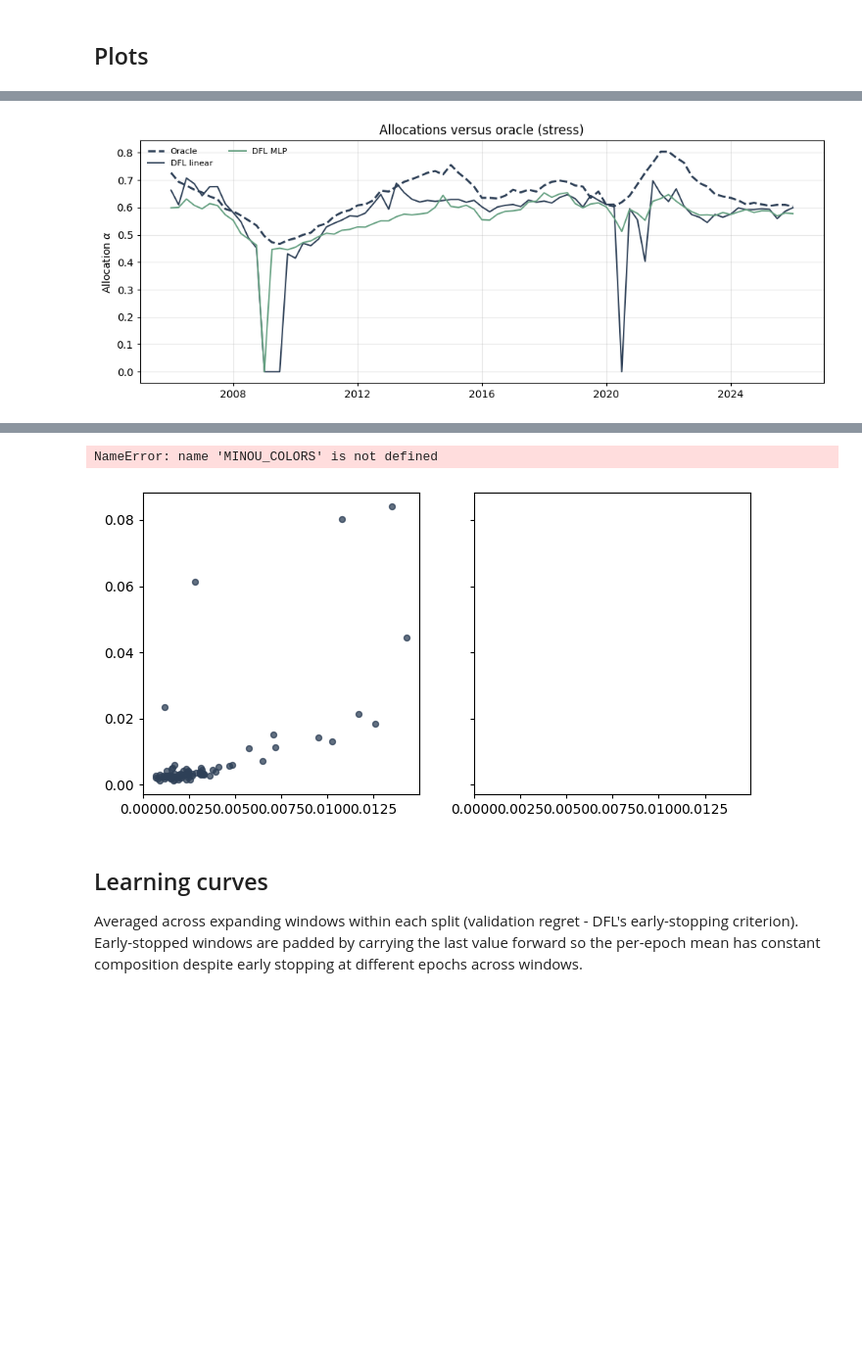
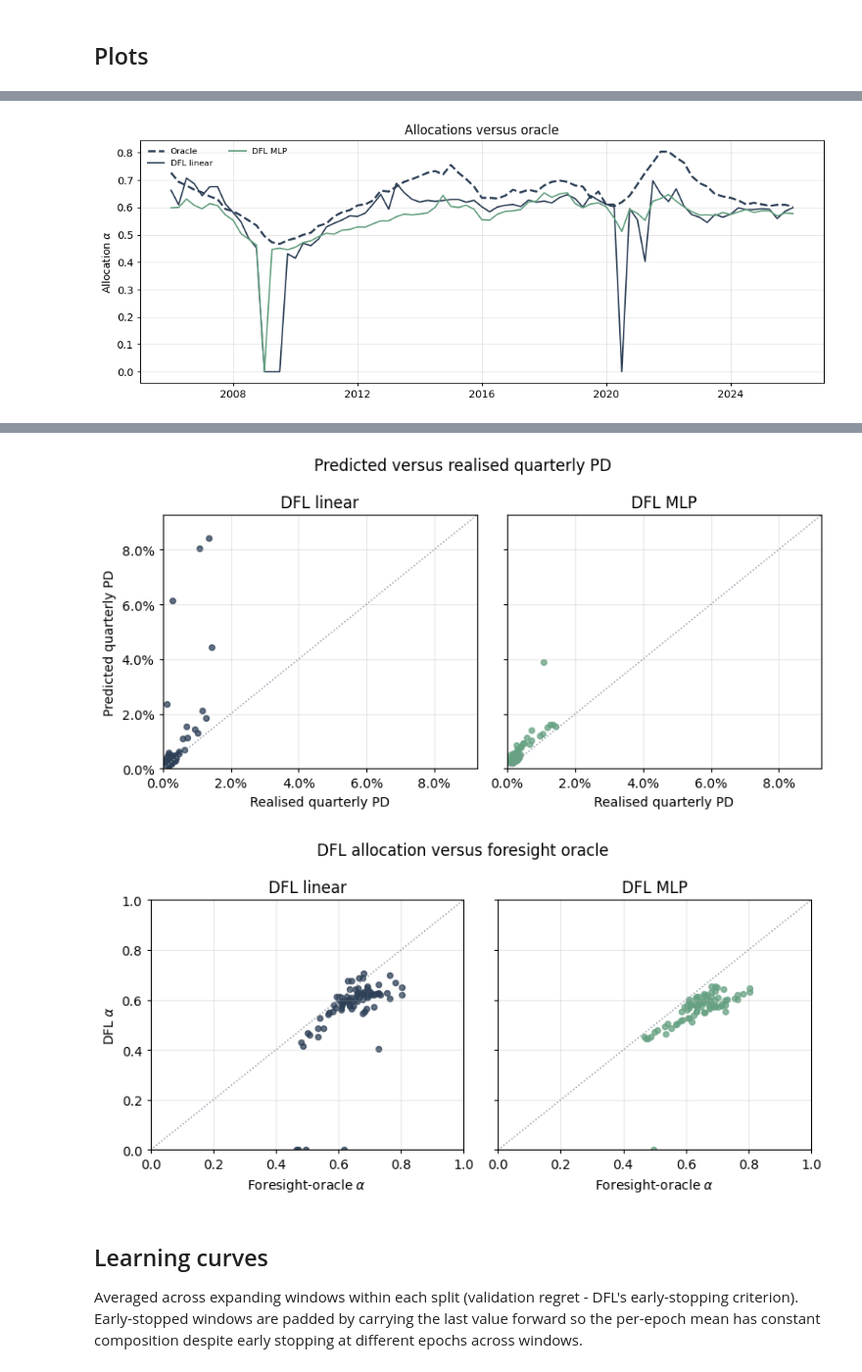
Before and after one commit to okeeffe-hannah/Decision_Focused_Learning_for_Capital_Allocation, a Jupyter notebook: dfl_for_capital_allocation/empirical/notebooks/04_dfl_empirical.ipynb, the cells around one changed output, grey strips where cells are left out. Shown at 98% size. Drawn from its saved outputs; the diff is of its cells as text; code cells hidden in the pictures; blank space fills up the shorter version.

```diff
--- a/dfl_for_capital_allocation/empirical/notebooks/04_dfl_empirical.ipynb
+++ b/dfl_for_capital_allocation/empirical/notebooks/04_dfl_empirical.ipynb
@@ -71,8 +71,8 @@ PD_A_CLIP_HIGH = 0.99
 ALPHA_BOUNDS = (float(CONST["alpha_bounds_min"]), float(CONST["alpha_bounds_max"]))
 ALPHA_OPT_XATOL = float(CONST["alpha_opt_xatol"])
 
-SPLIT_NAME = "stress"
-SPLIT_CFG = {"first_test_date": "2006-01-01"}
+# Expanding-window evaluation
+FIRST_TEST_DATE = "2006-01-01"
 
 from empirical.common import model_config as empirical_mcfg
 DFL_SEEDS = empirical_mcfg.ENSEMBLE_SEEDS
@@ -447,18 +424,17 @@ summary_cols = (["c_annual_raw", "c_q_lag1", "c_q_realised", "pd_q_realised"]
                 + ["k_irb_realised"] + [f"k_irb_hat_{m}" for m in MODEL_ORDER]
                 + ["alpha_oracle"] + [f"alpha_hat_{m}" for m in MODEL_ORDER]
                 + [f"regret_{m}" for m in MODEL_ORDER])
-for split_name, res in [(SPLIT_NAME, results_by_split[SPLIT_NAME])]:
-    print(f"=== {split_name} split summary ===")
-    display(describe_columns(res, summary_cols))
+print("=== Evaluation summary ===")
+display(describe_columns(results, summary_cols))
 
-shortfall_summary = pred_long.groupby(["split", "model"])[["shortfall_realised_at_hat", "shortfall_predicted_at_hat"]].agg(
+shortfall_summary = pred_long.groupby(["model"])[["shortfall_realised_at_hat", "shortfall_predicted_at_hat"]].agg(
     ["mean", "max", lambda s: float((s > 1e-12).mean())])
 shortfall_summary = shortfall_summary.rename(columns={"<lambda_0>": "bind_share"})
 print(f"Decision constants: LEVERAGE={LEVERAGE}, Y_BAR={Y_BAR}, LAMBDA={LAMBDA}")
 display(shortfall_summary)
 
-dfl_std_desc = pred_long[pred_long["model"] == "dfl_mlp"].groupby("split")["pd_q_hat_std"].describe()
-print("Cross-seed std of DFL MLP ensemble PD predictions (per split):")
+dfl_std_desc = pred_long[pred_long["model"] == "dfl_mlp"]["pd_q_hat_std"].describe()
+print("Cross-seed std of DFL MLP ensemble PD predictions:")
 display(dfl_std_desc)
 # %% [output]
 IRB check passed: k_irb_from_annual_pd is called on annualised PD columns only.
@@ -521,7 +503,7 @@ def _model_lines(ax, plot_df, col_prefix, suffix="", models=None):
                 lw=MODEL_LW[m], label=f"{MODEL_LABELS[m]}{suffix}")
 
 
-def plot_split(res, split_name):
+def plot_results(res):
     fig_dir = FIGURES_DIR
     fig_dir.mkdir(parents=True, exist_ok=True)
     plot_df = res.sort_values("date").copy()
@@ -531,7 +513,7 @@ def plot_split(res, split_name):
     fig, ax = plt.subplots(figsize=(10, 4))
     ax.plot(plot_df["date"], plot_df["pd_q_realised"], color=REAL_COLOR, lw=2, ls="--", label="Realised quarterly PD")
     _model_lines(ax, plot_df, "pd_q_hat", " predicted")
-    ax.set_ylabel("Quarterly PD"); ax.set_title(f"Quarterly PD predictions ({split_name})")
+    ax.set_ylabel("Quarterly PD"); ax.set_title("Quarterly PD predictions")
     ax.yaxis.set_major_formatter(mticker.PercentFormatter(1.0))
     format_date_axis(ax, year_step); ax.legend(frameon=False); plt.tight_layout()
     plt.savefig(fig_dir / "quarterly_pd_predictions.png", dpi=200, bbox_inches="tight"); plt.show()
@@ -540,7 +522,7 @@ def plot_split(res, split_name):
     fig, ax = plt.subplots(figsize=(10, 4))
     ax.plot(plot_df["date"], plot_df["c_q_realised"], color=REAL_COLOR, lw=2, ls="--", label="Realised quarterly charge-off")
     _model_lines(ax, plot_df, "c_q_hat", " implied")
-    ax.set_ylabel("Quarterly charge-off"); ax.set_title(f"Realised and implied quarterly charge-offs ({split_name})")
+    ax.set_ylabel("Quarterly charge-off"); ax.set_title("Realised and implied quarterly charge-offs")
     ax.yaxis.set_major_formatter(mticker.PercentFormatter(1.0))
     format_date_axis(ax, year_step); ax.legend(frameon=False); plt.tight_layout()
     plt.savefig(fig_dir / "quarterly_chargeoff_predictions.png", dpi=200, bbox_inches="tight"); plt.show()
@@ -549,7 +531,7 @@ def plot_split(res, split_name):
     fig, ax = plt.subplots(figsize=(10, 4))
     ax.plot(plot_df["date"], plot_df["pd_a_realised"], color=REAL_COLOR, lw=2, ls="--", label="Realised annualised PD")
     _model_lines(ax, plot_df, "pd_a_hat", " annualised")
-    ax.set_ylabel("Annualised PD"); ax.set_title(f"Annualised PD used for Basel IRB ({split_name})")
+    ax.set_ylabel("Annualised PD"); ax.set_title("Annualised PD used for Basel IRB")
     ax.yaxis.set_major_formatter(mticker.PercentFormatter(1.0))
     format_date_axis(ax, year_step); ax.legend(frameon=False); plt.tight_layout()
     plt.savefig(fig_dir / "annualised_pd_irb.png", dpi=200, bbox_inches="tight"); plt.show()
@@ -558,7 +540,7 @@ def plot_split(res, split_name):
     fig, ax = plt.subplots(figsize=(10, 4))
     ax.plot(plot_df["date"], plot_df["k_irb_realised"], color=REAL_COLOR, lw=2, ls="--", label="Realised K_IRB")
     _model_lines(ax, plot_df, "k_irb_hat", " K_IRB")
-    ax.set_ylabel("K_IRB"); ax.set_title(f"Basel IRB capital requirement ({split_name})")
+    ax.set_ylabel("K_IRB"); ax.set_title("Basel IRB capital requirement")
     ax.yaxis.set_major_formatter(mticker.PercentFormatter(1.0))
     format_date_axis(ax, year_step); ax.legend(frameon=False); plt.tight_layout()
     plt.savefig(fig_dir / "irb_capital_requirement.png", dpi=200, bbox_inches="tight"); plt.show()
@@ -567,7 +549,7 @@ def plot_split(res, split_name):
     fig, ax = plt.subplots(figsize=(10, 4))
     ax.plot(plot_df["date"], plot_df["alpha_oracle"], color=ORACLE_COLOR, lw=2, ls="--", label="Oracle")
     _model_lines(ax, plot_df, "alpha_hat")
-    ax.set_ylabel(r"Allocation $\alpha$"); ax.set_title(f"Allocations versus oracle ({split_name})")
+    ax.set_ylabel(r"Allocation $\alpha$"); ax.set_title("Allocations versus oracle")
     format_date_axis(ax, year_step); ax.legend(frameon=False, fontsize=8, ncol=2); plt.tight_layout()
     plt.savefig(fig_dir / "allocation_comparison.png", dpi=200, bbox_inches="tight"); plt.show()
 
@@ -580,7 +562,7 @@ def plot_split(res, split_name):
     axes[1].set_ylabel("Cumulative regret"); axes[1].set_xlabel("Date"); axes[1].legend(frameon=False, fontsize=8)
     for ax in axes:
         format_date_axis(ax, year_step)
-    fig.suptitle(f"Regret ({split_name})"); plt.tight_layout()
+    fig.suptitle("Regret"); plt.tight_layout()
     plt.savefig(fig_dir / "regret.png", dpi=200, bbox_inches="tight"); plt.show()
 
     # 7. Compact 4-panel thesis figure
@@ -600,7 +582,7 @@ def plot_split(res, split_name):
     axes[3].set_ylabel("Regret"); axes[3].set_xlabel("Date")
     for ax in axes:
         format_date_axis(ax, year_step); ax.legend(fontsize=8, frameon=False, loc="upper right", ncol=2)
-    fig.suptitle(f"DFL model with Basel IRB allocation ({split_name})", fontsize=12)
+    fig.suptitle("DFL model with Basel IRB allocation", fontsize=12)
     plt.tight_layout(); plt.savefig(fig_dir / "dfl_pd_irb_compact_panel.png", dpi=220, bbox_inches="tight"); plt.show()
 
     # 8. Predicted vs realised scatter
@@ -608,28 +590,27 @@ def plot_split(res, split_name):
     lims = [0.0, max(plot_df["pd_q_realised"].max(), *(plot_df[f"pd_q_hat_{m}"].max() for m in PLOT_MODELS)) * 1.1]
     for ax, m in zip(np.atleast_1d(axes), PLOT_MODELS):
         ax.scatter(plot_df["pd_q_realised"], plot_df[f"pd_q_hat_{m}"], s=18, color=MODEL_COLORS[m], alpha=0.75)
-        ax.plot(lims, lims, color=MINOU_COLORS["grey"], lw=1, ls=":")
+        ax.plot(lims, lims, color=MINOU_COLOURS["grey"], lw=1, ls=":")
         ax.set_xlim(lims); ax.set_ylim(lims)
         ax.set_title(MODEL_LABELS[m]); ax.set_xlabel("Realised quarterly PD")
         ax.xaxis.set_major_formatter(mticker.PercentFormatter(1.0)); ax.yaxis.set_major_formatter(mticker.PercentFormatter(1.0))
         ax.grid(True, alpha=0.28)
     np.atleast_1d(axes)[0].set_ylabel("Predicted quarterly PD")
-    fig.suptitle(f"Predicted versus realised quarterly PD ({split_name})")
+    fig.suptitle("Predicted versus realised quarterly PD")
     plt.tight_layout(); plt.savefig(fig_dir / "pred_vs_realised_scatter.png", dpi=200, bbox_inches="tight"); plt.show()
 
     # 9. DFL alpha vs oracle alpha scatter
     fig, axes = plt.subplots(1, len(PLOT_MODELS), figsize=(4 * len(PLOT_MODELS), 4), sharex=True, sharey=True)
     for ax, m in zip(np.atleast_1d(axes), PLOT_MODELS):
         ax.scatter(plot_df["alpha_oracle"], plot_df[f"alpha_hat_{m}"], s=18, color=MODEL_COLORS[m], alpha=0.75)
-        ax.plot([0, 1], [0, 1], color=MINOU_COLORS["grey"], lw=1, ls=":")
+        ax.plot([0, 1], [0, 1], color=MINOU_COLOURS["grey"], lw=1, ls=":")
         ax.set_xlim(0, 1); ax.set_ylim(0, 1)
         ax.set_title(MODEL_LABELS[m]); ax.set_xlabel(r"Foresight-oracle $\alpha$")
         ax.grid(True, alpha=0.28)
     np.atleast_1d(axes)[0].set_ylabel(r"DFL $\alpha$")
-    fig.suptitle(f"DFL allocation versus foresight oracle ({split_name})")
+    fig.suptitle("DFL allocation versus foresight oracle")
     plt.tight_layout(); plt.savefig(fig_dir / "dfl_alpha_vs_oracle_scatter.png", dpi=200, bbox_inches="tight"); plt.show()
 
 
-for split_name, res in [(SPLIT_NAME, results_by_split[SPLIT_NAME])]:
-    plot_split(res, split_name)
+plot_results(results)
 # %% [output]
@@ -640 +621 @@ for split_name, res in [(SPLIT_NAME, results_by_split[SPLIT_NAME])]:
-[figure, old version]
+[figure, new version]
@@ -643,5 +624,5 @@ for split_name, res in [(SPLIT_NAME, results_by_split[SPLIT_NAME])]:
-NameError: name 'MINOU_COLORS' is not defined
-[figure, old version]
+[figure, new version]
+[figure, added]
 # %% [markdown]
 ## Learning curves
 
```
Also changed, not shown: parts of 5 cells of this notebook, 4 other files.
